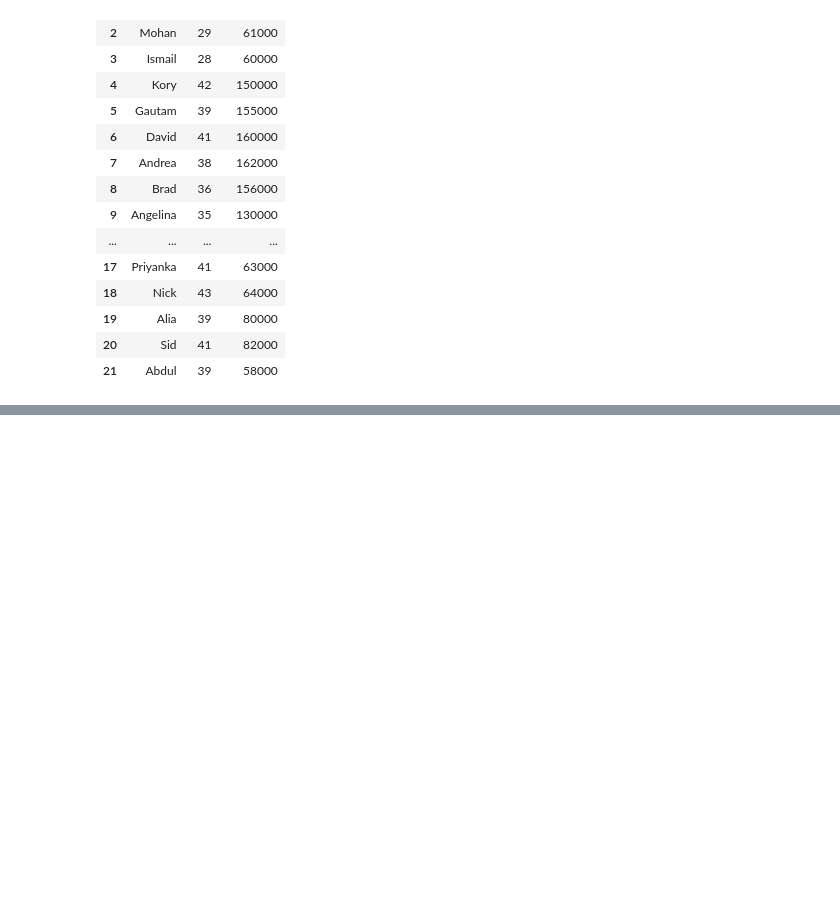
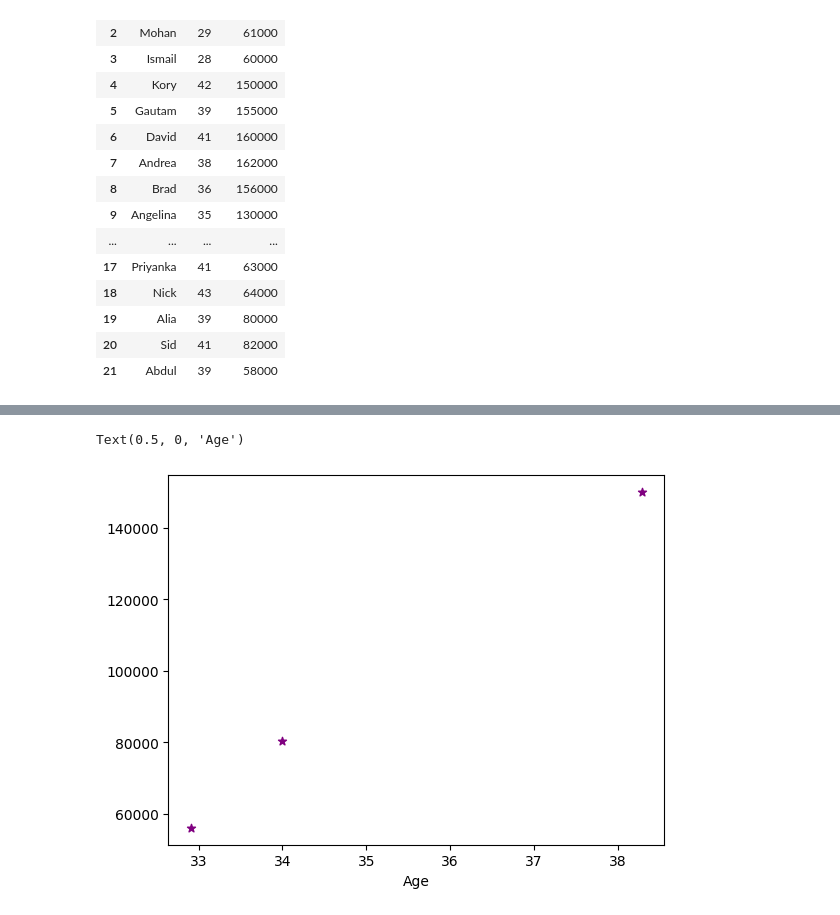
Before and after one commit to tallurikishore1/649, a Jupyter notebook: 11_02_2025.ipynb, the cells around one changed output, grey strips where cells are left out. Saved outputs shown, nothing was run; the diff lists cells and outputs as text; code cells hidden in the pictures; blank space fills up the shorter version.

```diff
--- a/11_02_2025.ipynb
+++ b/11_02_2025.ipynb
@@ -35,0 +68,6 @@ df
+# %%
+plt.scatter(km.cluster_centers_[:,0],km.cluster_centers_[:,1],color='purple',marker='*',label='centroid')
+plt.xlabel('Age')
+# %% [output]
+Text(0.5, 0, 'Age')
+[figure, added]
```
Also changed, not shown: parts of 5 cells of this notebook.
